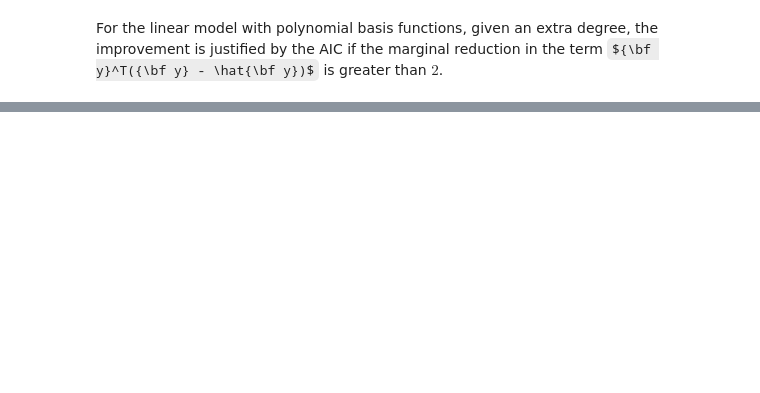
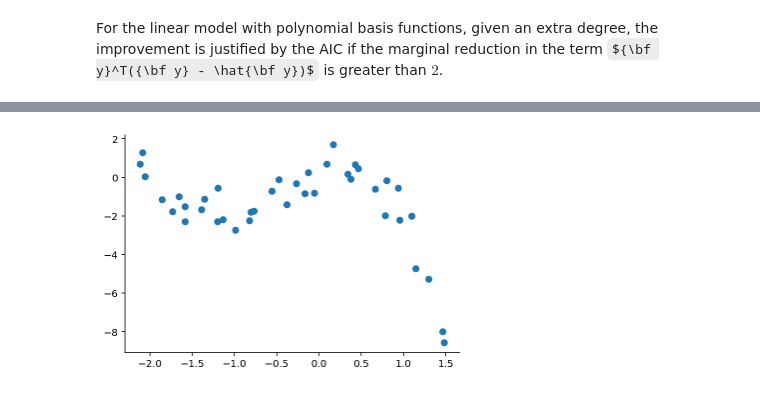
Before and after one commit to gerdm/QMUL, a Jupyter notebook: 7CCMCS06-elements-statistical-learning/problem-sheets/problem-sheet-03.ipynb, the cells around one changed output, grey strips where cells are left out. Drawn from its saved outputs; the diff is of its cells as text; code cells hidden in the pictures; some formulas as TeX source; blank space fills up the shorter version.

```diff
--- a/7CCMCS06-elements-statistical-learning/problem-sheets/problem-sheet-03.ipynb
+++ b/7CCMCS06-elements-statistical-learning/problem-sheets/problem-sheet-03.ipynb
@@ -107,0 +137,6 @@ For the linear model with polynomial basis functions, given an extra degree, the
+# %%
+# In this example, we will be working with the
+# same dataset defined above
+plt.scatter(x, y);
+# %% [output]
+[figure, added]
```
Also changed, not shown: parts of 6 cells of this notebook.
